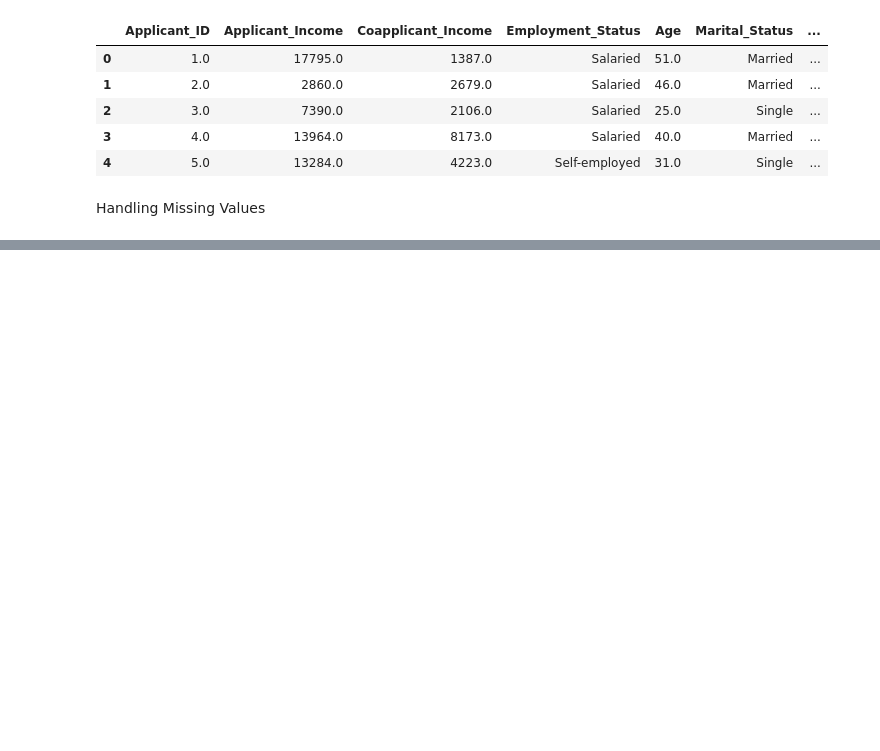
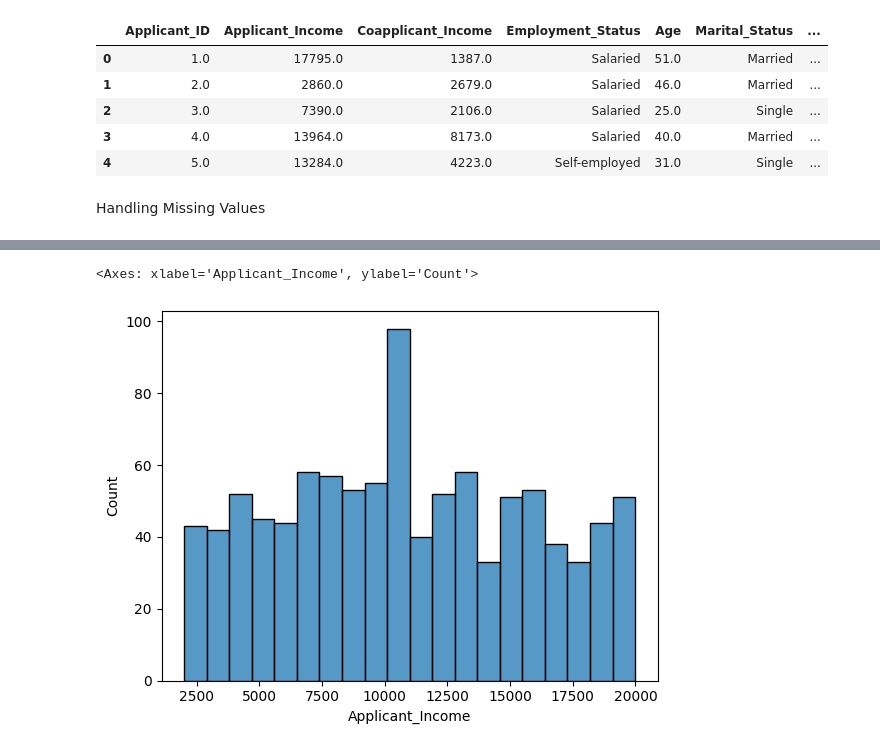
Before and after one commit to hrshagarwal/LoanSense-AI, a Jupyter notebook: loansense.ipynb, the cells around one changed output, grey strips where cells are left out. Drawn from its saved outputs; the diff is of its cells as text; code cells hidden in the pictures; blank space fills up the shorter version.

```diff
--- a/loansense.ipynb
+++ b/loansense.ipynb
@@ -35,0 +61,11 @@ df.isnull().sum()
+# %%
+# analyze income
+
+sns.histplot(
+    data = df,
+    x = "Applicant_Income",
+    bins=20
+)
+# %% [output]
+<Axes: xlabel='Applicant_Income', ylabel='Count'>
+[figure, added]
```
Also changed, not shown: parts of 9 cells of this notebook.
